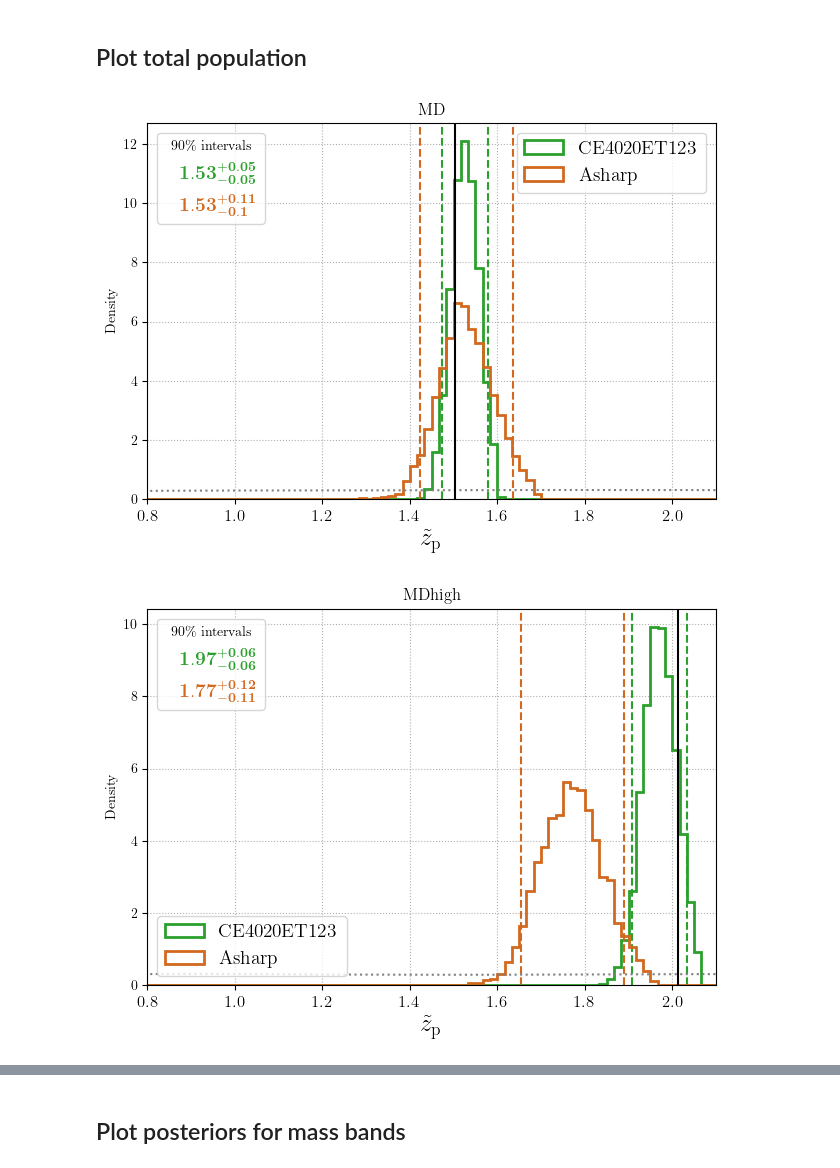
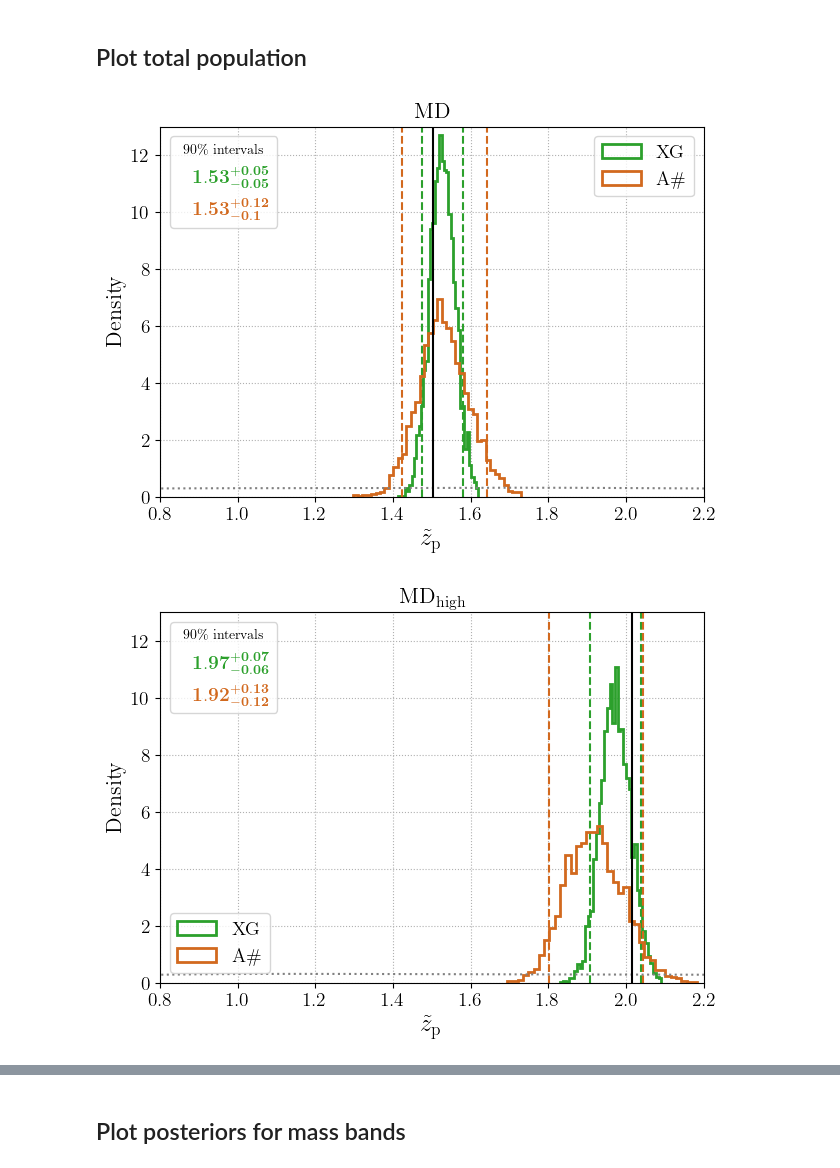
Before and after one commit to divyajyoti09/next_gen_detect, a Jupyter notebook: A-sharp_z_peak_mapping/Paper1_plots_extra.ipynb, the cells around one changed output, grey strips where cells are left out. Saved outputs shown, nothing was run; the diff lists cells and outputs as text; code cells hidden in the pictures.

```diff
--- a/A-sharp_z_peak_mapping/Paper1_plots_extra.ipynb
+++ b/A-sharp_z_peak_mapping/Paper1_plots_extra.ipynb
@@ -556,6 +612,0 @@ for netw in netws:
-# %%
-z_pos_all_events_df = {}
-for netw in netws:
-    z_pos_all_events_df[netw] = pd.DataFrame(z_pos_all_events[netw])
-    z_pos_all_events_df[netw].sort_values('medians', ignore_index=True, inplace=True)
-z_pos_all_events_df['A-Sharp']
@@ -599,0 +613,13 @@ plt.tight_layout()
+# %%
+def get_quantiles(pos_file):
+    quantiles = {}
+    posteriors = pd.read_pickle(pos_file)
+    num_events = len(posteriors)
+    quantiles['medians'] = np.array([np.median(posteriors[event]['redshift']) for event in range(num_events)])
+    quantiles['5th_perc'] = np.array([np.percentile(posteriors[event]['redshift'], 5) for event in range(num_events)])
+    quantiles['95th_perc'] = np.array([np.percentile(posteriors[event]['redshift'], 95) for event in range(num_events)])
+    quantiles['error_intervals'] = quantiles['95th_perc'] - quantiles['5th_perc']
+    quantiles_df = pd.DataFrame(quantiles).sort_values('medians', ignore_index=True)
+    return(quantiles_df)
+# %%
+z_pos_quantiles = map_nested_dict(z_posterior_files, get_quantiles)
@@ -761,10 +808,10 @@ def bilby_read_result_with_new_param(file):
     #drop nan
     bilby_result.posterior.dropna(inplace=True)
 
-    # remove points with z_peak_new above 99 percentile to avoid outliers
-    points_c99 = (bilby_result.posterior['z_peak_new'] < np.quantile(bilby_result.posterior['z_peak_new'], 0.99))
+    # remove points with z_peak_new above 99.9 percentile to avoid outliers
+    points_c999 = (bilby_result.posterior['z_peak_new'] < np.quantile(bilby_result.posterior['z_peak_new'], 0.999))
     points_positive = (bilby_result.posterior['z_peak_new'] > 0)
-    bilby_result.posterior = bilby_result.posterior[points_c99 & points_positive]
+    bilby_result.posterior = bilby_result.posterior[points_c999 & points_positive]
     return(bilby_result)
 # %%
 pop_results = map_nested_dict(pop_res_files, bilby_read_result_with_new_param)
@@ -825,40 +872,43 @@ import warnings
 warnings.simplefilter(action='ignore', category=FutureWarning)
 
 colors = ['tab:green', 'chocolate']
-bins = np.linspace(0.75, 2.4, 100)
-for MDmodel, loc in zip(pop_results.keys(), [1, 3, 1]):
+#bins = np.linspace(0.75, 2.6, 100)
+bins = 'auto'
+for MDmodel, loc1, loc2 in zip(pop_results.keys(), [1, 3, 1], [2, 2, 4]):
     leg_text = []
     plt.figure()
     for netw, colr in zip(pop_results['MD'].keys(), colors):
         histdata = pop_results[MDmodel][netw]['total'].posterior['z_peak_new']
         ci5 = np.quantile(histdata, 0.05)
         ci95 = np.quantile(histdata, 0.95)
         ci50 = np.median(histdata)
 
-        plt.hist(histdata, label=netw, lw=2,
+        plt.hist(histdata, label=plot_labels[netw], lw=2,
                  density=True, histtype=u'step', bins=bins, color=colr)
         plt.axvline(ci5, c=colr, ls='--')
         plt.axvline(ci95, c=colr, ls='--')
 
         leg_text.append('$\mathbf{%s_{-%s}^{+%s}}$'%(round(ci50, 2), round(ci50-ci5, 2), round(ci95-ci50, 2)))
         plt.grid(ls=':')
     sns.kdeplot(prior_samples[MDmodel]['Asharp']['total']['z_peak_new'], color='grey', ls=':')
 
     l1 = mlines.Line2D([], [], color=colors[0], label=leg_text[0])
     l2 = mlines.Line2D([], [], color=colors[1], label=leg_text[1])
 
     legend1 = plt.legend(handles=[l1,l2], handlelength=0, labelcolor='linecolor',
-                             title='90\% intervals', fontsize=14, loc=2)
+                             title='90\% intervals', fontsize=14, loc=loc2)
     plt.gca().add_artist(legend1)
 
     plt.axvline(true_params[MDmodel]['z_peak_new'], c='k')
-    plt.legend(fontsize=14, loc=loc)
+    plt.legend(fontsize=14, loc=loc1)
     plt.xlabel('$\\tilde{z}_{\mathrm{p}}$', fontsize=18)
-    plt.xlim(0.8, 2.1)
-    plt.xticks(fontsize=12)
-    plt.title(MDmodel)
+    plt.ylabel('Density', fontsize=16)
+    plt.xlim(0.8, 2.2)
+    plt.ylim(0, 13)
+    plt.tick_params(labelsize=14)
+    plt.title(plot_labels[MDmodel], fontsize=16)
     plt.tight_layout()
     plt.savefig(os.path.join(plot_dir, f'posteriors_z_peak_new_Asharp_XG_{MDmodel}.png'), dpi=300)
 # %% [output]
-[figure, old version]
+[figure, new version]
-[figure, old version]
+[figure, new version]
```
Also changed, not shown: parts of 43 cells of this notebook, 7 other files.
